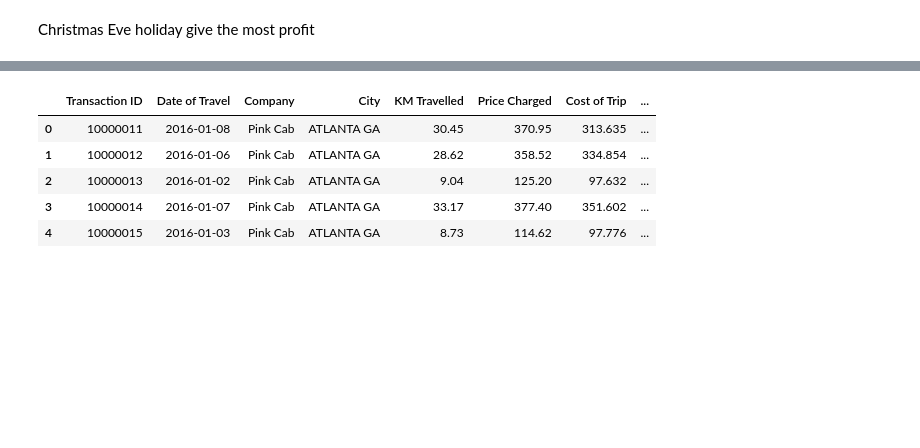
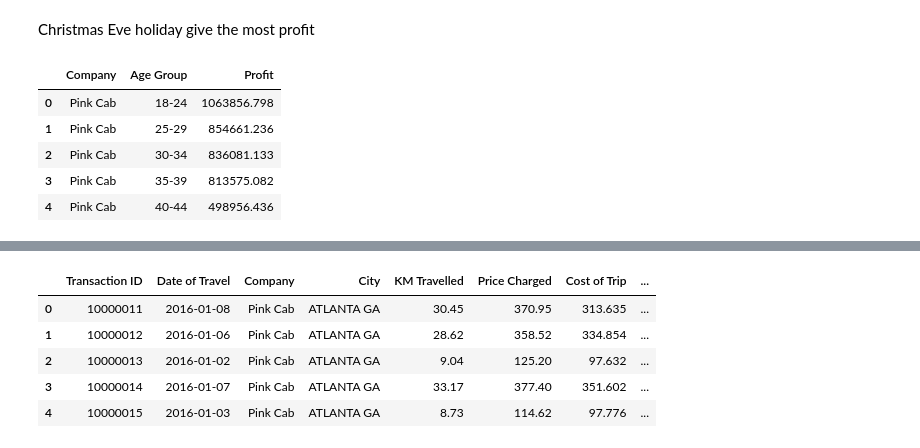
Before and after one commit to MuhammadNurilHuda/G2M-Cab-Investment, a Jupyter notebook: Data Preparation.ipynb, the cells around one changed output, grey strips where cells are left out. Saved outputs shown, nothing was run; the diff lists cells and outputs as text; code cells hidden in the pictures; blank space fills up the shorter version.

```diff
--- a/Data Preparation.ipynb
+++ b/Data Preparation.ipynb
@@ -744,3 +744,13 @@ plt.show()
 [figure]
 # %% [markdown]
 Christmas Eve holiday give the most profit
+# %%
+df_grouped = df_used.groupby(['Company', 'Age Group']).agg({'Profit':'sum'}).reset_index()
+df_grouped.head()
+# %% [output]
+|  | Company | Age Group | Profit |
+| 0 | Pink Cab | 18-24 | 1063856.798 |
+| 1 | Pink Cab | 25-29 | 854661.236 |
+| 2 | Pink Cab | 30-34 | 836081.133 |
+| 3 | Pink Cab | 35-39 | 813575.082 |
+| 4 | Pink Cab | 40-44 | 498956.436 |
```
Also changed, not shown: parts of 4 cells of this notebook.
